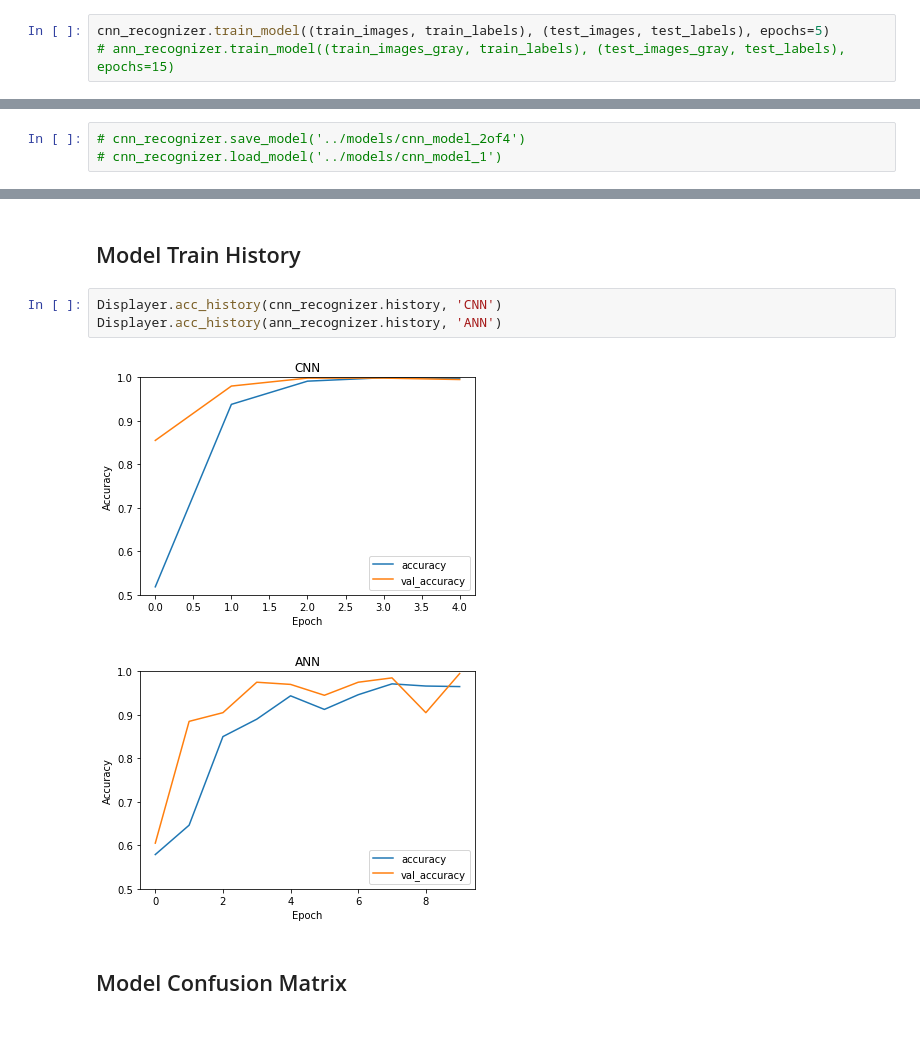
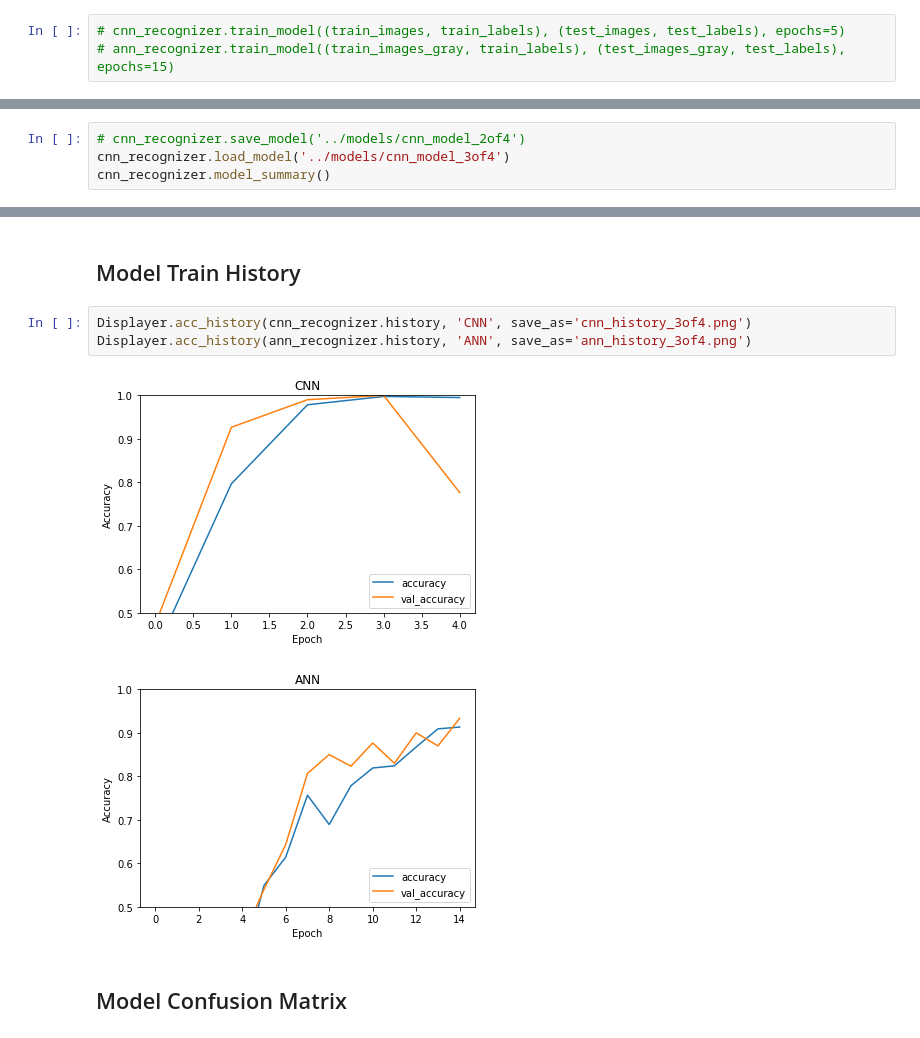
Before and after one commit to BA-Software-Development-Ed/ai-exam-project, a Jupyter notebook: src/notebooks/FaceRecognizer.ipynb, the cells around one changed output, grey strips where cells are left out. Drawn from its saved outputs; the diff is of its cells as text.

```diff
--- a/src/notebooks/FaceRecognizer.ipynb
+++ b/src/notebooks/FaceRecognizer.ipynb
@@ -97,5 +97,5 @@ ann_recognizer = FaceRecognizer(classes, face_detector, model=ann_model)
 # %% [markdown]
 ## Model Training
 # %%
-cnn_recognizer.train_model((train_images, train_labels), (test_images, test_labels), epochs=5)
+# cnn_recognizer.train_model((train_images, train_labels), (test_images, test_labels), epochs=5)
 # ann_recognizer.train_model((train_images_gray, train_labels), (test_images_gray, test_labels), epochs=15)
@@ -127,4 +103,5 @@ Epoch 5/5
 ## Save & Load Model with History
 # %%
 # cnn_recognizer.save_model('../models/cnn_model_2of4')
-# cnn_recognizer.load_model('../models/cnn_model_1')
+cnn_recognizer.load_model('../models/cnn_model_3of4')
+cnn_recognizer.model_summary()
@@ -134,11 +147,11 @@ ann_recognizer.load_model('../models/ann_model_3of4')
 # %% [markdown]
 ## Model Train History
 # %%
-Displayer.acc_history(cnn_recognizer.history, 'CNN')
-Displayer.acc_history(ann_recognizer.history, 'ANN')
+Displayer.acc_history(cnn_recognizer.history, 'CNN', save_as='cnn_history_3of4.png')
+Displayer.acc_history(ann_recognizer.history, 'ANN', save_as='ann_history_3of4.png')
 # %% [output]
-[figure, old version]
+[figure, new version]
-[figure, old version]
+[figure, new version]
 # %% [markdown]
 ## Model Confusion Matrix
 # %% [markdown]
```
Also changed, not shown: parts of 12 cells of this notebook, 20 other files.
